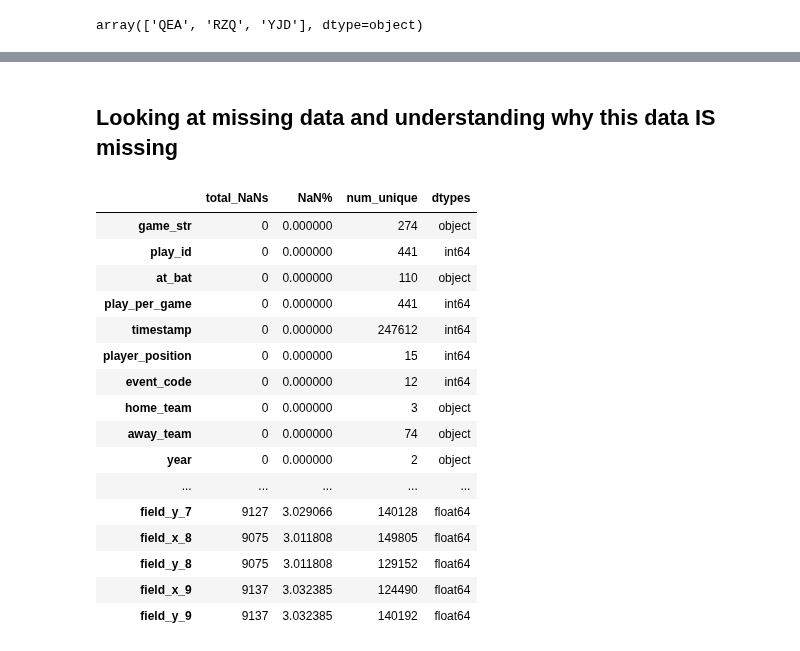
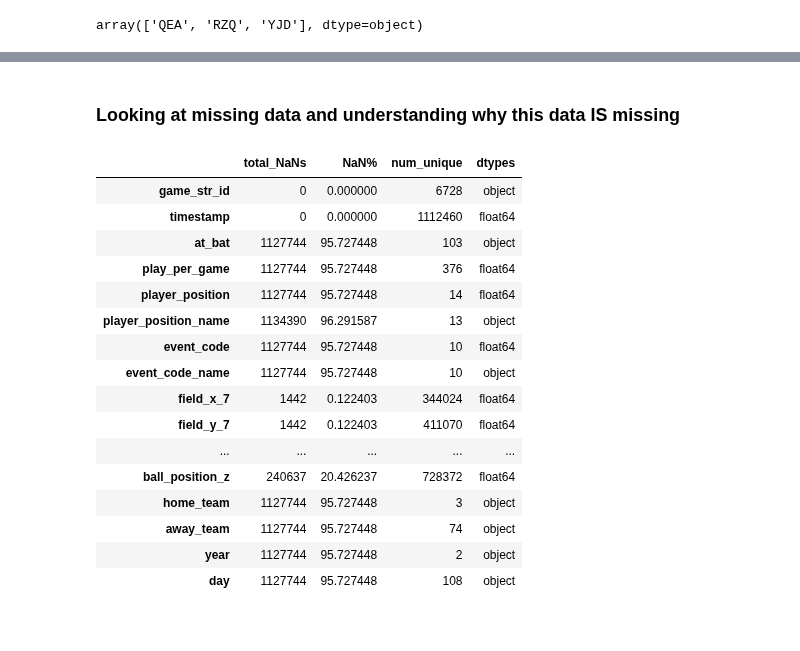
Before and after one commit to d2osborn/SMTChallenge2025, a Jupyter notebook: Team15-eda.ipynb, the cells around one changed output, grey strips where cells are left out. Cells and saved outputs as stored; diff of their text form; code cells hidden in the pictures.

```diff
--- a/Team15-eda.ipynb
+++ b/Team15-eda.ipynb
@@ -179 +181,32 @@ player_pos_transformed
 6051007 rows × 9 columns
+# %%
+## Merging game_events onto player positions so we still get each player's position during a play and still knowing what happened during that play (given event_code)
+events_pos = player_pos_transformed.merge(game_events, on=['game_str','play_id', 'timestamp'], how='left').copy()
+events_pos.loc[:, 'game_str_id'] = events_pos['game_str'] + '_' + events_pos['play_id'].astype(str)
+
+## These are the plays where an outfielder at some point was involved with the ball (regardless if it was a catch or not)
+outfield_acquired_ball = events_pos[(events_pos['player_position'].isin([7, 8, 9])) & (events_pos['event_code'].isin([2, 7]))].copy()
+oufield_involved_sequence = outfield_acquired_ball['game_str_id'].unique()
+events_pos = events_pos[events_pos['game_str_id'].isin(oufield_involved_sequence)].reset_index(drop=True).copy()
+
+## Filtering out player movement that happens before a pitch in a play sequence (we're not interested in what the outfield is doing before a play starts)
+pitch_of_play = events_pos[events_pos['event_code'] == 1][['game_str_id', 'timestamp']].copy()
+pitch_of_play = pitch_of_play.rename(columns={'timestamp': 'pitch_timestamp'}).copy()
+events_pos = events_pos.merge(pitch_of_play, on = 'game_str_id', how='left').copy()
+events_pos = events_pos[events_pos['timestamp'] >= events_pos['pitch_timestamp']].reset_index(drop=True).copy()
+# %%
+## Merging ball position onto game_events + player positions (events_pos)
+event_pos_ball = events_pos.merge(ball_pos, on=['game_str', 'timestamp','play_id'], how='left').copy()
+event_pos_ball = event_pos_ball.iloc[:, :-4].copy()
+event_pos_ball = event_pos_ball.rename(columns={'home_team_x': 'home_team',
+                                                'away_team_x': 'away_team',
+                                                'year_x': 'year',
+                                                'day_x': 'day'}).copy()
+event_pos_ball = event_pos_ball[
+    ['game_str_id', 'timestamp', 'at_bat', 'play_per_game',
+     'player_position', 'player_position_name', 'event_code', 'event_code_name',
+     'field_x_7', 'field_y_7', 'field_x_8', 'field_y_8', 'field_x_9', 'field_y_9',
+     'ball_position_x', 'ball_position_y', 'ball_position_z',
+     'home_team', 'away_team', 'year', 'day'
+     ]
+                                ].copy()
@@ -184,14 +219,6 @@ def in_foul_territory(x: float, y: float) -> bool:
     return False
 # %%
 player_pos_transformed.loc[:, 'in_foul_territory'] = player_pos_transformed[['']]
-# %%
-event_pos = game_events.merge(player_pos_transformed, on=['game_str', 'timestamp','play_id'], how='left').copy()
-event_pos_ball = event_pos.merge(ball_pos, on=['game_str', 'timestamp','play_id'], how='left').copy()
-event_pos_ball = event_pos_ball.iloc[:, :-4].copy()
-event_pos_ball = event_pos_ball.rename(columns={'home_team_x': 'home_team',
-                                                'away_team_x': 'away_team',
-                                                'year_x': 'year',
-                                                'day_x': 'day'}).copy()
 # %%
 event_pos_ball['event_code_name'].unique()
 # %% [output]
@@ -306,5 +350,5 @@ def get_hr_wall_y(x: float) -> bool:
 # %% [markdown]
-## Looking at missing data and understanding why this data **IS** missing
+### Looking at missing data and understanding why this data **IS** missing
 # %%
 def info_table(df: pd.DataFrame) -> pd.DataFrame:
     """
@@ -320,22 +364,22 @@ def info_table(df: pd.DataFrame) -> pd.DataFrame:
     quality_df = pd.concat([nan_total, nan_percent, num_unique, dtype], axis=1, keys=['total_NaNs', 'NaN%', 'num_unique', 'dtypes'])
     display(quality_df)
 # %%
-info_table(game_events.merge(player_pos_transformed, on=['game_str', 'timestamp','play_id'], how='left'))
+info_table(event_pos_ball)
 # %% [output]
 |  | total_NaNs | NaN% | num_unique | dtypes |
-| game_str | 0 | 0.000000 | 274 | object |
-| play_id | 0 | 0.000000 | 441 | int64 |
-| at_bat | 0 | 0.000000 | 110 | object |
-| play_per_game | 0 | 0.000000 | 441 | int64 |
-| timestamp | 0 | 0.000000 | 247612 | int64 |
-| player_position | 0 | 0.000000 | 15 | int64 |
-| event_code | 0 | 0.000000 | 12 | int64 |
-| home_team | 0 | 0.000000 | 3 | object |
-| away_team | 0 | 0.000000 | 74 | object |
-| year | 0 | 0.000000 | 2 | object |
+| game_str_id | 0 | 0.000000 | 6728 | object |
+| timestamp | 0 | 0.000000 | 1112460 | float64 |
+| at_bat | 1127744 | 95.727448 | 103 | object |
+| play_per_game | 1127744 | 95.727448 | 376 | float64 |
+| player_position | 1127744 | 95.727448 | 14 | float64 |
+| player_position_name | 1134390 | 96.291587 | 13 | object |
+| event_code | 1127744 | 95.727448 | 10 | float64 |
+| event_code_name | 1127744 | 95.727448 | 10 | object |
+| field_x_7 | 1442 | 0.122403 | 344024 | float64 |
+| field_y_7 | 1442 | 0.122403 | 411070 | float64 |
 | ... | ... | ... | ... | ... |
-| field_y_7 | 9127 | 3.029066 | 140128 | float64 |
-| field_x_8 | 9075 | 3.011808 | 149805 | float64 |
-| field_y_8 | 9075 | 3.011808 | 129152 | float64 |
-| field_x_9 | 9137 | 3.032385 | 124490 | float64 |
-| field_y_9 | 9137 | 3.032385 | 140192 | float64 |
+| ball_position_z | 240637 | 20.426237 | 728372 | float64 |
+| home_team | 1127744 | 95.727448 | 3 | object |
+| away_team | 1127744 | 95.727448 | 74 | object |
+| year | 1127744 | 95.727448 | 2 | object |
+| day | 1127744 | 95.727448 | 108 | object |
```
Also changed, not shown: parts of 25 cells of this notebook.
